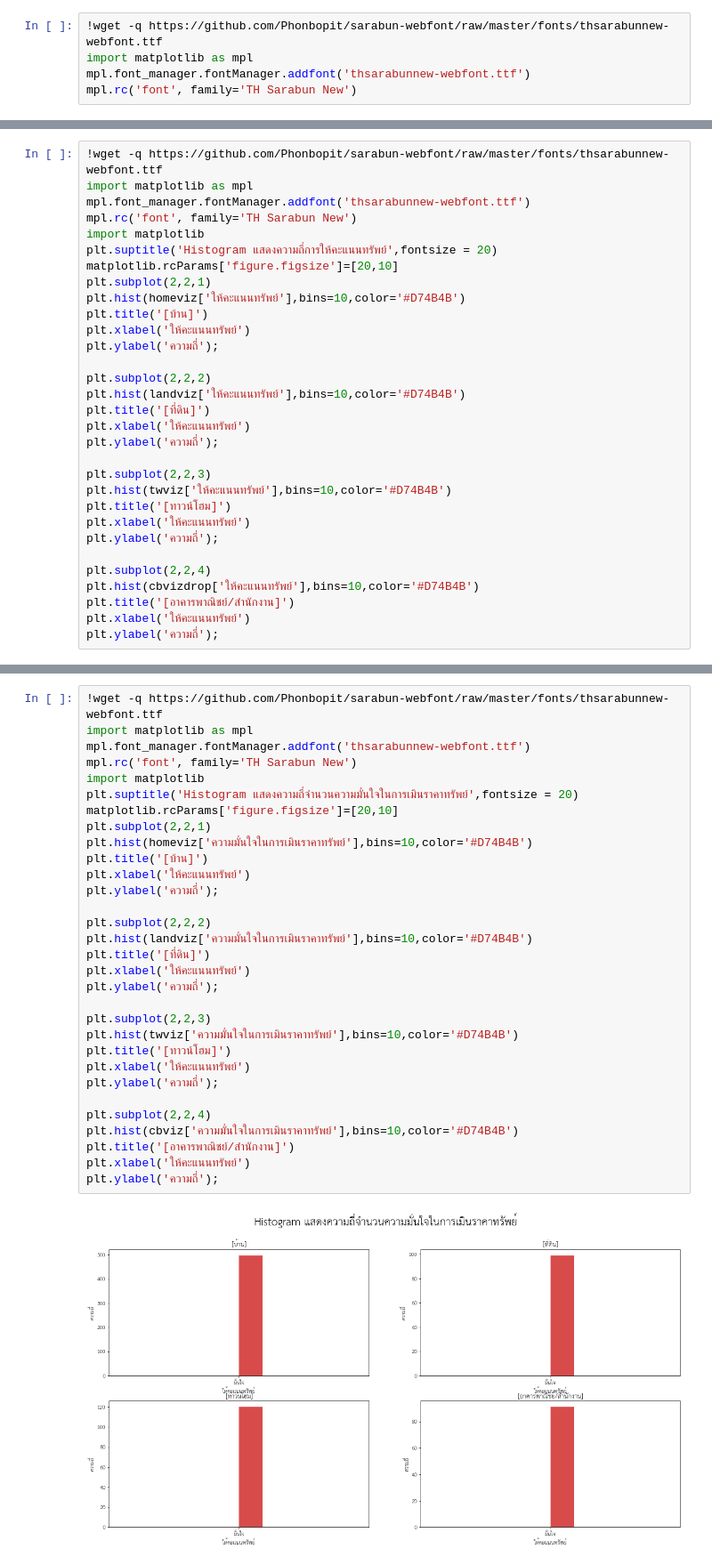
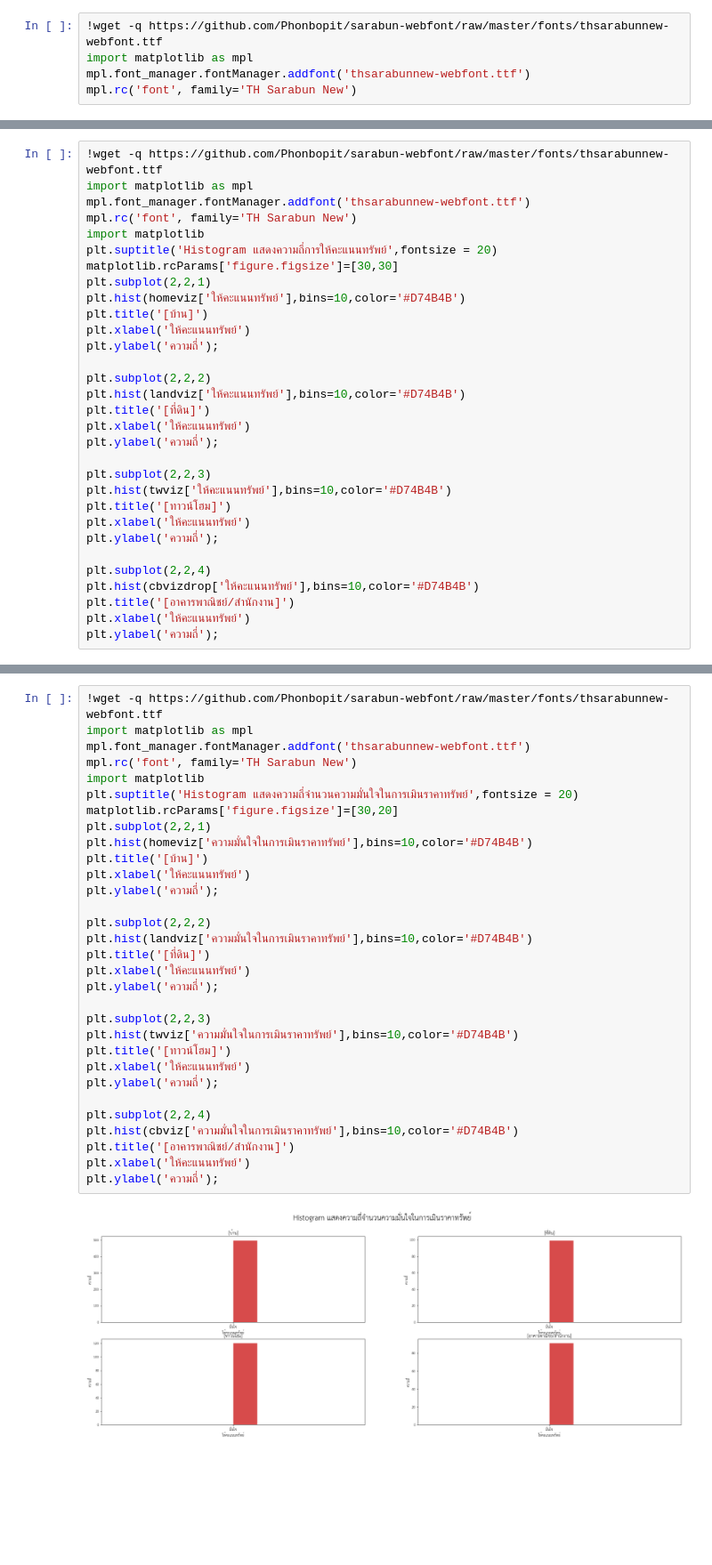
Before and after one commit to Phimphakanph22/bsc_dpdm22, a Jupyter notebook: [Dataprep1]_property_estimator_HW3.ipynb, the cells around one changed output, grey strips where cells are left out. Shown at 89% size. Saved outputs shown, nothing was run; the diff lists cells and outputs as text; blank space fills up the shorter version.

```diff
--- a/[Dataprep1]_property_estimator_HW3.ipynb
+++ b/[Dataprep1]_property_estimator_HW3.ipynb
@@ -781,7 +781,7 @@ mpl.font_manager.fontManager.addfont('thsarabunnew-webfont.ttf')
 mpl.rc('font', family='TH Sarabun New')
 import matplotlib
 plt.suptitle('Histogram แสดงความถี่การให้คะแนนทรัพย์',fontsize = 20)
-matplotlib.rcParams['figure.figsize']=[20,10]
+matplotlib.rcParams['figure.figsize']=[30,30]
 plt.subplot(2,2,1)
 plt.hist(homeviz['ให้คะแนนทรัพย์'],bins=10,color='#D74B4B')
 plt.title('[บ้าน]')
@@ -811,32 +811,32 @@ plt.ylabel('ความถี่');
 !wget -q https://github.com/Phonbopit/sarabun-webfont/raw/master/fonts/thsarabunnew-webfont.ttf
 import matplotlib as mpl
 mpl.font_manager.fontManager.addfont('thsarabunnew-webfont.ttf')
 mpl.rc('font', family='TH Sarabun New')
 import matplotlib
 plt.suptitle('Histogram แสดงความถี่จำนวนความมั่นใจในการเมินราคาทรัพย์',fontsize = 20)
-matplotlib.rcParams['figure.figsize']=[20,10]
+matplotlib.rcParams['figure.figsize']=[30,20]
 plt.subplot(2,2,1)
 plt.hist(homeviz['ความมั่นใจในการเมินราคาทรัพย์'],bins=10,color='#D74B4B')
 plt.title('[บ้าน]')
 plt.xlabel('ให้คะแนนทรัพย์')
 plt.ylabel('ความถี่');
 
 plt.subplot(2,2,2)
 plt.hist(landviz['ความมั่นใจในการเมินราคาทรัพย์'],bins=10,color='#D74B4B')
 plt.title('[ที่ดิน]')
 plt.xlabel('ให้คะแนนทรัพย์')
 plt.ylabel('ความถี่');
 
 plt.subplot(2,2,3)
 plt.hist(twviz['ความมั่นใจในการเมินราคาทรัพย์'],bins=10,color='#D74B4B')
 plt.title('[ทาวน์โฮม]')
 plt.xlabel('ให้คะแนนทรัพย์')
 plt.ylabel('ความถี่');
 
 plt.subplot(2,2,4)
 plt.hist(cbviz['ความมั่นใจในการเมินราคาทรัพย์'],bins=10,color='#D74B4B')
 plt.title('[อาคารพาณิชย์/สำนักงาน]')
 plt.xlabel('ให้คะแนนทรัพย์')
 plt.ylabel('ความถี่');
 # %% [output]
-[figure, old version]
+[figure, new version]
```
Also changed, not shown: parts of 2 cells of this notebook.
